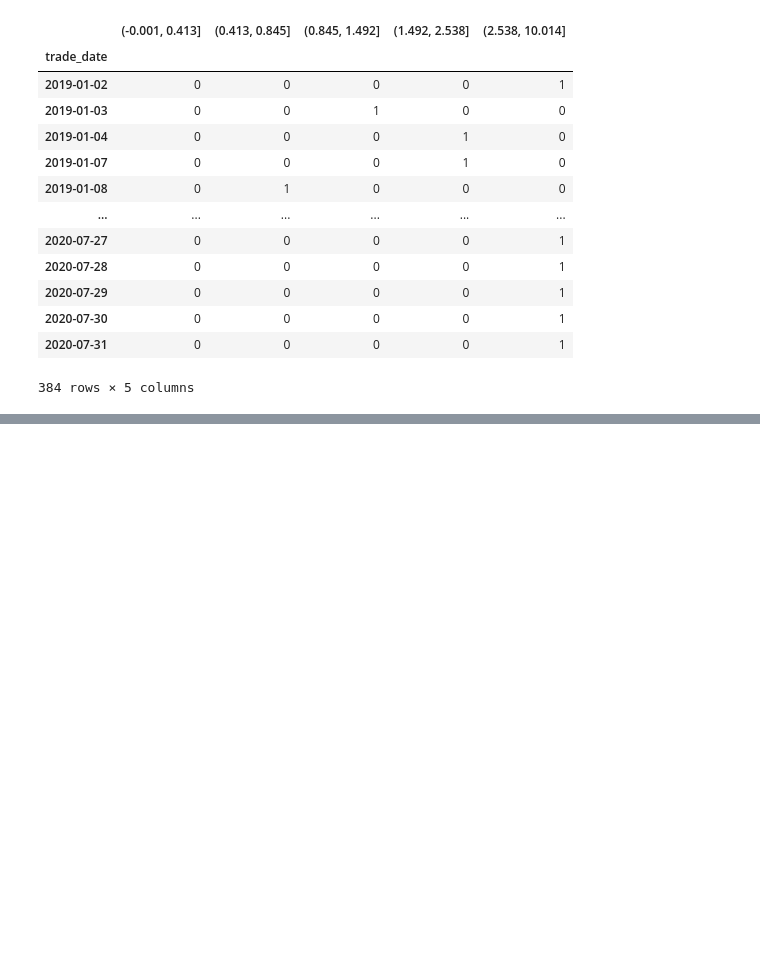
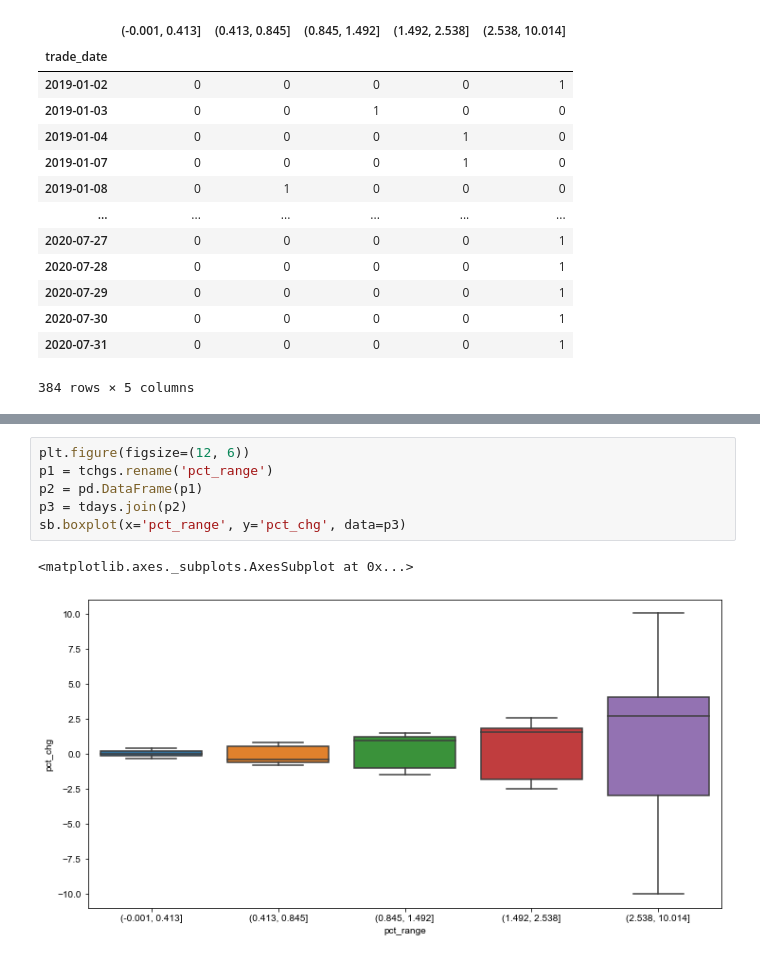
Before and after one commit to wd64759/quants, a Jupyter notebook: quants/abnormal_stocks.ipynb, the cells around one changed output, grey strips where cells are left out. Drawn from its saved outputs; the diff is of its cells as text; blank space fills up the shorter version.

```diff
--- a/quants/abnormal_stocks.ipynb
+++ b/quants/abnormal_stocks.ipynb
@@ -105,0 +115,9 @@ pd.get_dummies(tchgs)
+# %%
+plt.figure(figsize=(12, 6))
+p1 = tchgs.rename('pct_range')
+p2 = pd.DataFrame(p1)
+p3 = tdays.join(p2)
+sb.boxplot(x='pct_range', y='pct_chg', data=p3)
+# %% [output]
+<matplotlib.axes._subplots.AxesSubplot at 0x...>
+[figure, added]
```
Also changed, not shown: parts of 9 cells of this notebook.
